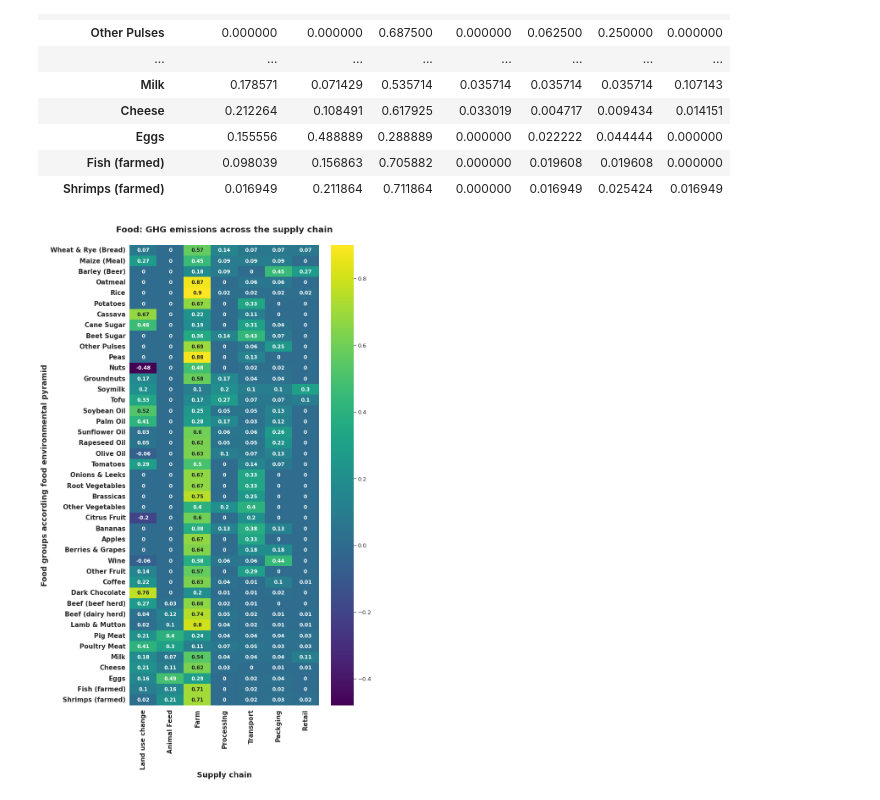
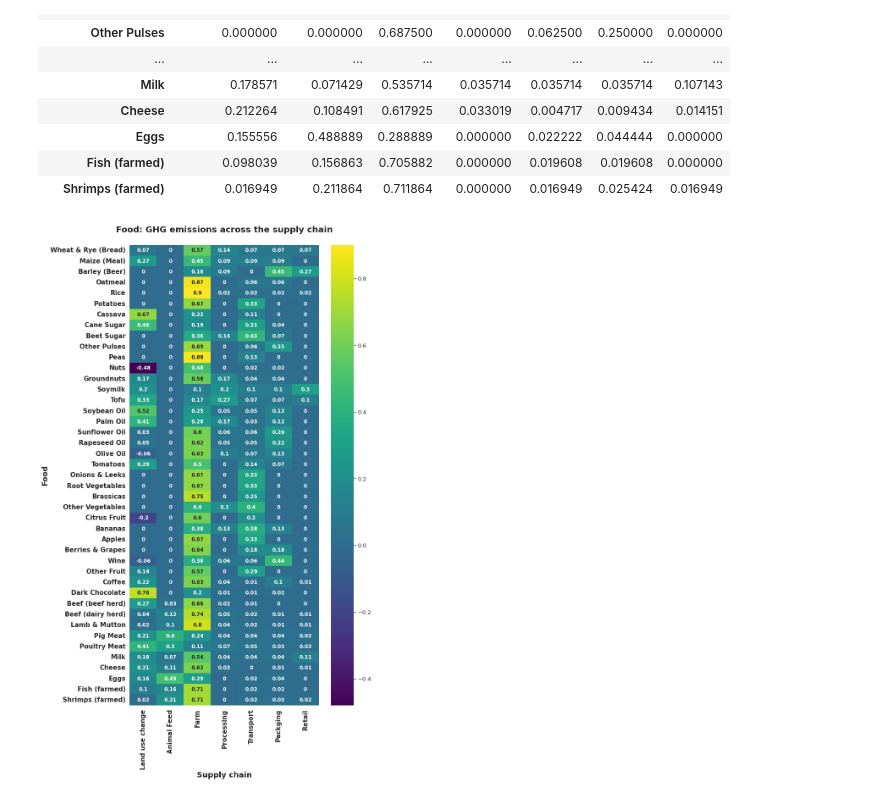
Before and after one commit to WilliamMejiaG/Redesigning_infographics, a Jupyter notebook: Data_visualizations.ipynb, the cells around one changed output. Saved outputs shown, nothing was run; the diff lists cells and outputs as text; code cells hidden in the pictures.

```diff
--- a/Data_visualizations.ipynb
+++ b/Data_visualizations.ipynb
@@ -184,12 +184,12 @@ df2 = df[['Land use change','Animal Feed','Farm','Processing','Transport','Packg
 # %%
 # Heat map creation
 fig, ax = plt.subplots(nrows = 1, ncols = 1, figsize = (10,20))
 ax = sns.heatmap(df2.round(2), cmap = 'viridis',annot=True, annot_kws={'size': '12', 'fontweight':'bold'})
 ax.set_title('Food: GHG emissions across the supply chain', fontsize = 20, pad=30, fontweight= 'bold')
 ax.set_xticklabels(ax.get_xmajorticklabels(), fontsize = 15, fontweight= 'bold')
 ax.set_yticklabels(ax.get_ymajorticklabels(), fontsize = 15, fontweight= 'bold')
 ax.set_xlabel('Supply chain', fontsize = 18, fontweight= 'bold')
-ax.set_ylabel('Food groups according food environmental pyramid', fontsize = 18, fontweight= 'bold')
+ax.set_ylabel('Food', fontsize = 18, fontweight= 'bold')
 plt.show()
 # %% [output]
-[figure, old version]
+[figure, new version]
```
